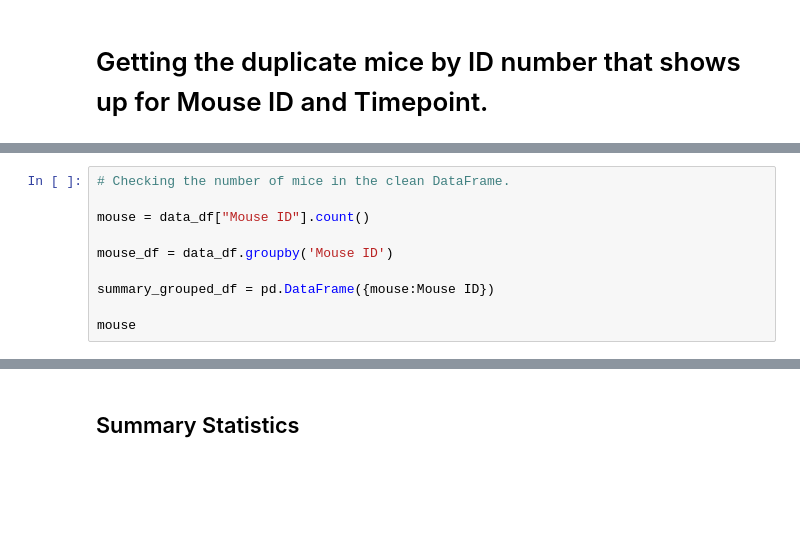
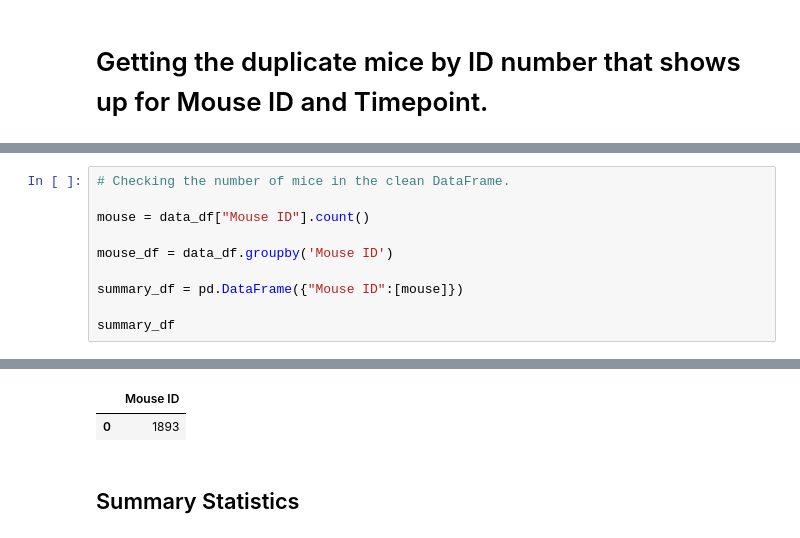
Before and after one commit to merrb/pymaceuticals_starter, a Jupyter notebook: pymaceuticals_starter.ipynb, the cells around one changed output, grey strips where cells are left out. Cells and saved outputs as stored; diff of their text form; blank space fills up the shorter version.

```diff
--- a/pymaceuticals_starter.ipynb
+++ b/pymaceuticals_starter.ipynb
@@ -84,7 +91,7 @@ mouse = data_df["Mouse ID"].count()
 
 mouse_df = data_df.groupby('Mouse ID')
 
-summary_grouped_df = pd.DataFrame({mouse:Mouse ID})
+summary_df = pd.DataFrame({"Mouse ID":[mouse]})
 
-mouse
+summary_df
 # %% [output]
@@ -92,3 +98,5 @@ SyntaxError: invalid syntax (<ipython-input-7-d801f6c96fa4>, line 7)
+|  | Mouse ID |
+| 0 | 1893 |
 # %% [markdown]
 ## Summary Statistics
 # %%
```
Also changed, not shown: parts of 3 cells of this notebook.
